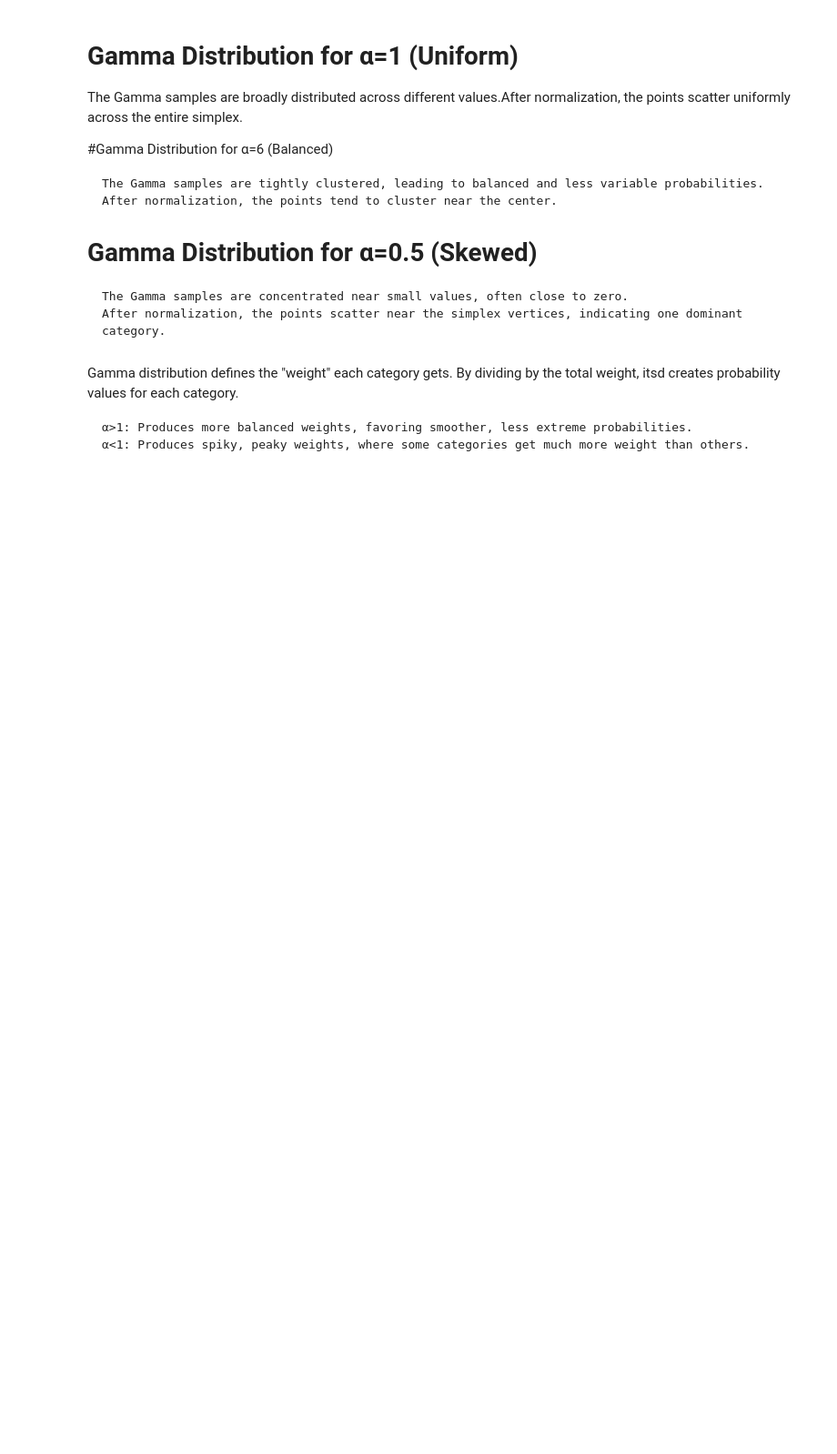
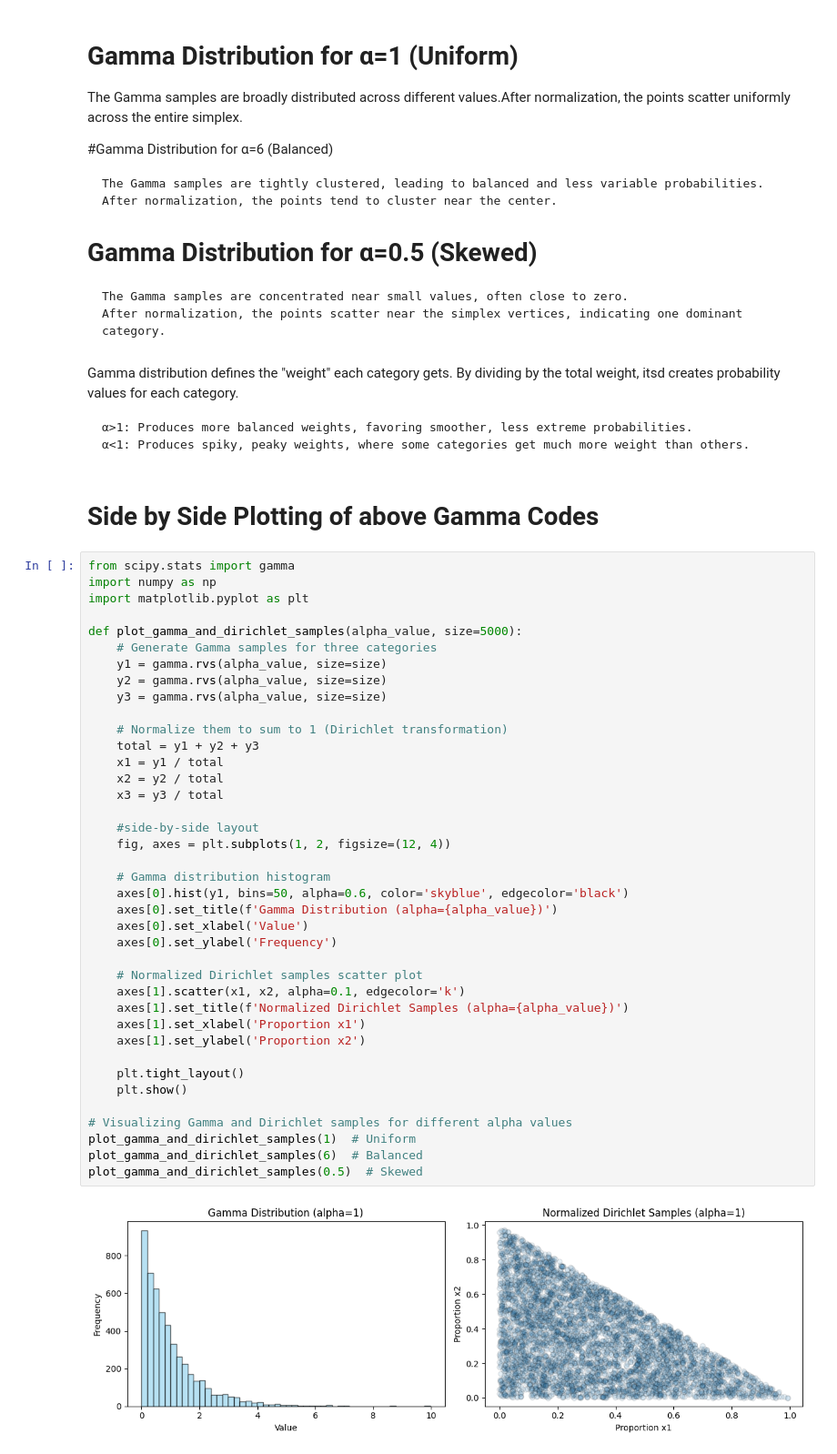
Before and after one commit to piyushy1/Gradientor, a Jupyter notebook: Drichlet_Distribution/drichlet_basics.ipynb, the cells around one changed output. Shown at 91% size. Cells and saved outputs as stored; diff of their text form; blank space fills up the shorter version.

```diff
--- a/Drichlet_Distribution/drichlet_basics.ipynb
+++ b/Drichlet_Distribution/drichlet_basics.ipynb
@@ -146,3 +146,46 @@ plot_gamma_samples(0.5)  # Skewed
 
     α>1: Produces more balanced weights, favoring smoother, less extreme probabilities.
     α<1: Produces spiky, peaky weights, where some categories get much more weight than others.
+# %% [markdown]
+# Side by Side Plotting of above Gamma Codes
+# %%
+from scipy.stats import gamma
+import numpy as np
+import matplotlib.pyplot as plt
+
+def plot_gamma_and_dirichlet_samples(alpha_value, size=5000):
+    # Generate Gamma samples for three categories
+    y1 = gamma.rvs(alpha_value, size=size)
+    y2 = gamma.rvs(alpha_value, size=size)
+    y3 = gamma.rvs(alpha_value, size=size)
+
+    # Normalize them to sum to 1 (Dirichlet transformation)
+    total = y1 + y2 + y3
+    x1 = y1 / total
+    x2 = y2 / total
+    x3 = y3 / total
+
+    #side-by-side layout
+    fig, axes = plt.subplots(1, 2, figsize=(12, 4))
+
+    # Gamma distribution histogram
+    axes[0].hist(y1, bins=50, alpha=0.6, color='skyblue', edgecolor='black')
+    axes[0].set_title(f'Gamma Distribution (alpha={alpha_value})')
+    axes[0].set_xlabel('Value')
+    axes[0].set_ylabel('Frequency')
+
+    # Normalized Dirichlet samples scatter plot
+    axes[1].scatter(x1, x2, alpha=0.1, edgecolor='k')
+    axes[1].set_title(f'Normalized Dirichlet Samples (alpha={alpha_value})')
+    axes[1].set_xlabel('Proportion x1')
+    axes[1].set_ylabel('Proportion x2')
+
+    plt.tight_layout()
+    plt.show()
+
+# Visualizing Gamma and Dirichlet samples for different alpha values
+plot_gamma_and_dirichlet_samples(1)  # Uniform
+plot_gamma_and_dirichlet_samples(6)  # Balanced
+plot_gamma_and_dirichlet_samples(0.5)  # Skewed
+# %% [output]
+[figure, added]
```
Also changed, not shown: parts of 4 cells of this notebook.
